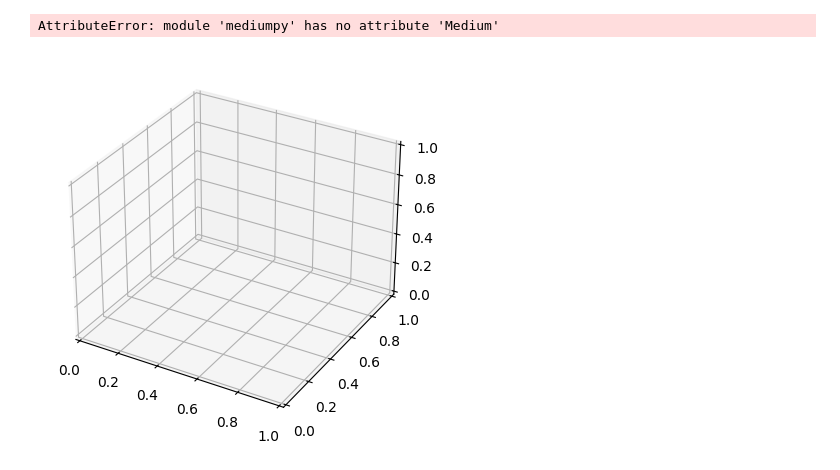
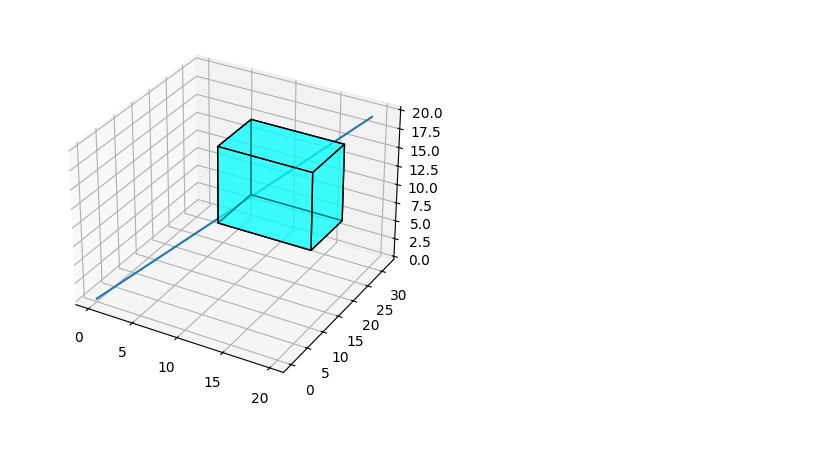
Before and after one commit to Josinosle/Holography-Demo, a Jupyter notebook: main.ipynb, the cells around one changed output. Drawn from its saved outputs; the diff is of its cells as text; code cells hidden in the pictures; blank space fills up the shorter version.

```diff
--- a/main.ipynb
+++ b/main.ipynb
@@ -1,22 +1,20 @@
 # %%
 import matplotlib.pyplot as plt
 import numpy as np
 import mediumpy as mp
 
 ax = plt.figure().add_subplot(projection='3d')
 
-medium = mp.Medium(10,10,10,1,1)
+medium = mp.medium(10,10,10,1,10)
 medium.draw(ax)
 
 
 # setting up a parametric curve
 t = np.arange(0, 2*np.pi+.1, 0.01)
 x, y, z = 3*t, 5*t, 3*t
 
-
 ax.plot3D(x,y,z)
 
 plt.show()
 # %% [output]
-AttributeError: module 'mediumpy' has no attribute 'Medium'
-[figure, old version]
+[figure, new version]
```
Also changed, not shown: 1 other file.
